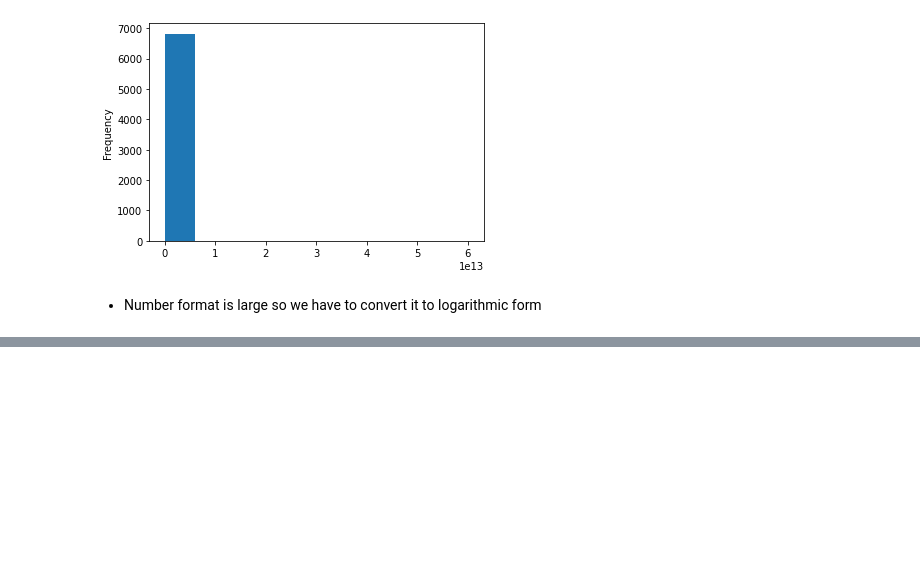
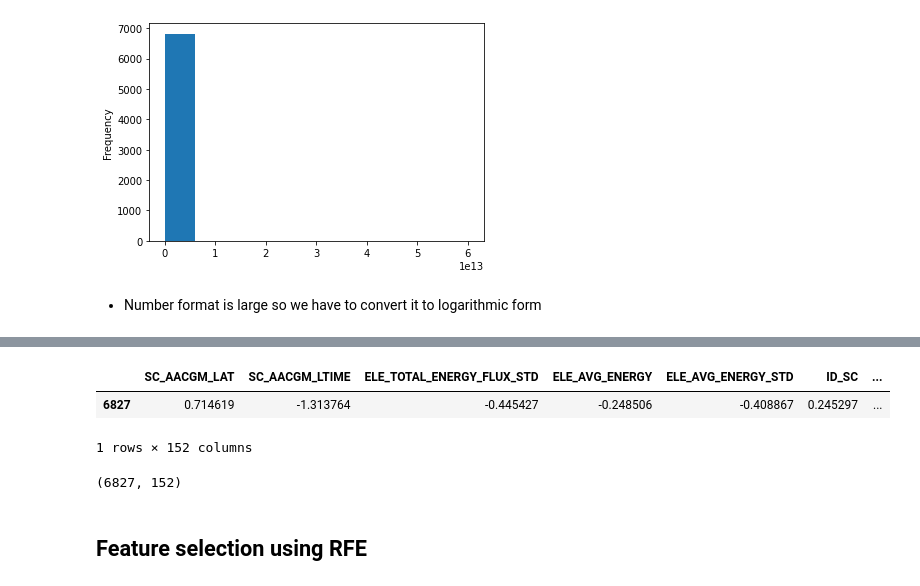
Before and after one commit to avikumart/DMSP-Particle-Precipitate-Flux-Prediction-Mesoscale-, a Jupyter notebook: dmsp-particle-precipitate-flux-prediction.ipynb, the cells around one changed output, grey strips where cells are left out. Saved outputs shown, nothing was run; the diff lists cells and outputs as text; code cells hidden in the pictures; blank space fills up the shorter version.

Commit message:
Kaggle Notebook | DMSP Particle Precipitate Flux Prediction(DL3) | Version 7

```diff
--- a/dmsp-particle-precipitate-flux-prediction.ipynb
+++ b/dmsp-particle-precipitate-flux-prediction.ipynb
@@ -137,6 +149,5 @@ df['ELE_TOTAL_ENERGY_FLUX']
 Name: ELE_TOTAL_ENERGY_FLUX, Length: 6828, dtype: float64
 # %%
 # remove datetimes columns as time is not related to our context
-X = df.drop('Datetimes', axis=1)
+X = df.drop(['Datetimes','ELE_TOTAL_ENERGY_FLUX'], axis=1)
 y = df['ELE_TOTAL_ENERGY_FLUX']
-X.info()
@@ -157,0 +179,14 @@ X_n = pd.DataFrame(X_n, columns=features)
+# %%
+# find the rows with missing values
+X_n[X_n.isnull().any(axis=1)]
+# %% [output]
+|  | SC_AACGM_LAT | SC_AACGM_LTIME | ELE_TOTAL_ENERGY_FLUX_STD | ELE_AVG_ENERGY | ELE_AVG_ENERGY_STD | ID_SC | ... |
+| 6827 | 0.714619 | -1.313764 | -0.445427 | -0.248506 | -0.408867 | 0.245297 | ... |
+1 rows × 152 columns
+# %%
+X_b = X_n.dropna(axis=0)
+X_b.shape
+# %% [output]
+(6827, 152)
+# %% [markdown]
+## Feature selection using RFE
```
Also changed, not shown: parts of 18 cells of this notebook.
